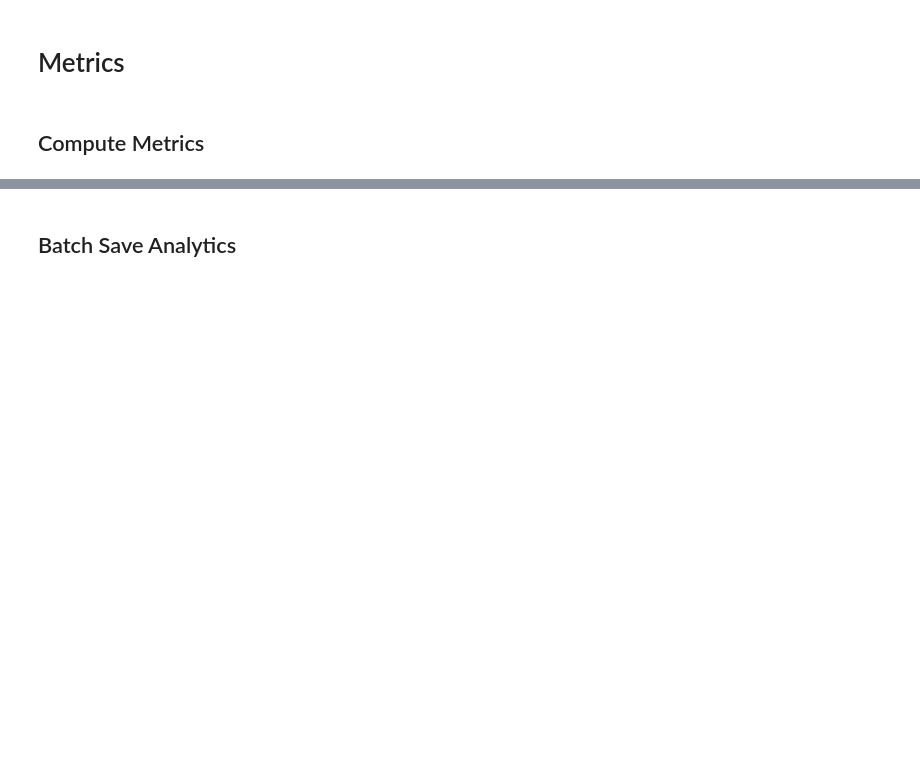
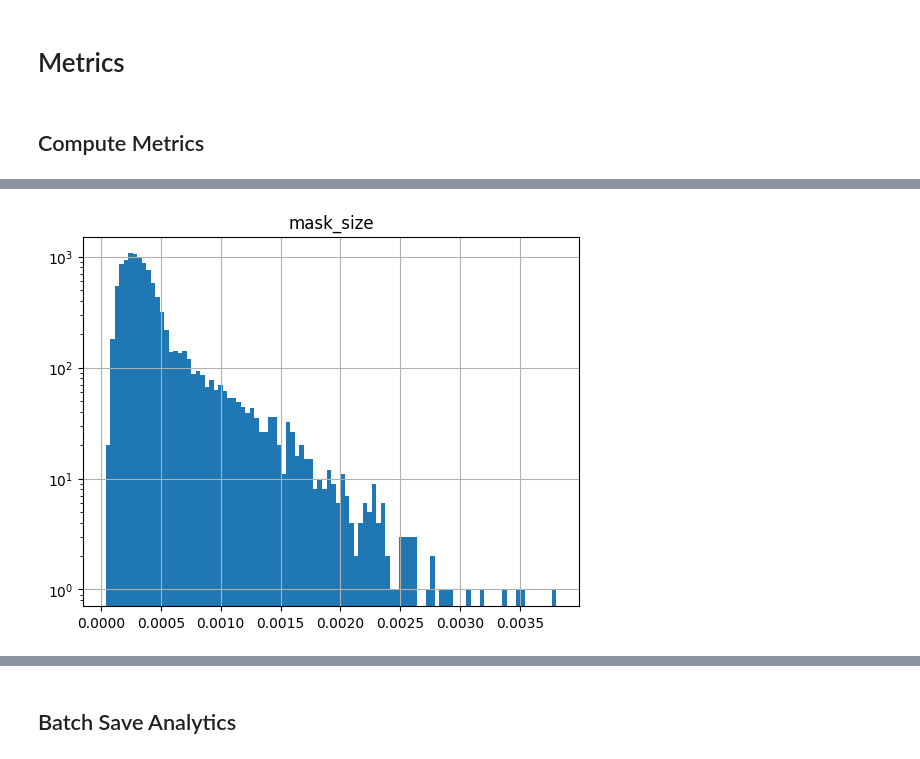
Before and after one commit to simoneangarano/BenchSAM, a Jupyter notebook: notebooks/Analysis.ipynb, the cells around one changed output, grey strips where cells are left out. Saved outputs shown, nothing was run; the diff lists cells and outputs as text; code cells hidden in the pictures; blank space fills up the shorter version.

```diff
--- a/notebooks/Analysis.ipynb
+++ b/notebooks/Analysis.ipynb
@@ -44,3 +56,8 @@ plt.show()
+# %%
+df_o.hist(column='mask_size', bins=100, log=True)
+plt.show()
+# %% [output]
+[figure, added]
 # %%
 for i in [33,67,100]:
     print(f"{i} \t {np.percentile(df_p['mask_size'], i):.1e}")
```
Also changed, not shown: parts of 34 cells of this notebook, 11 other files.
